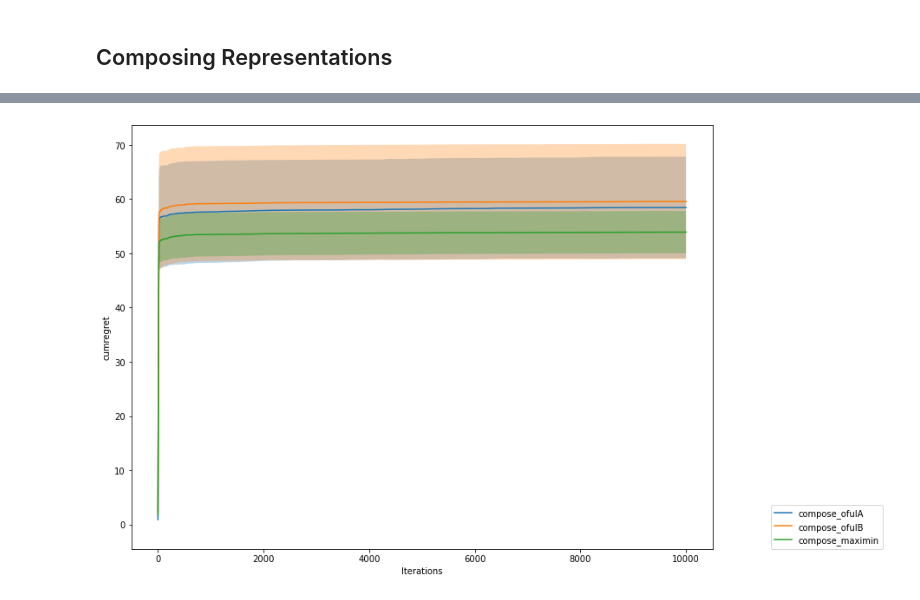
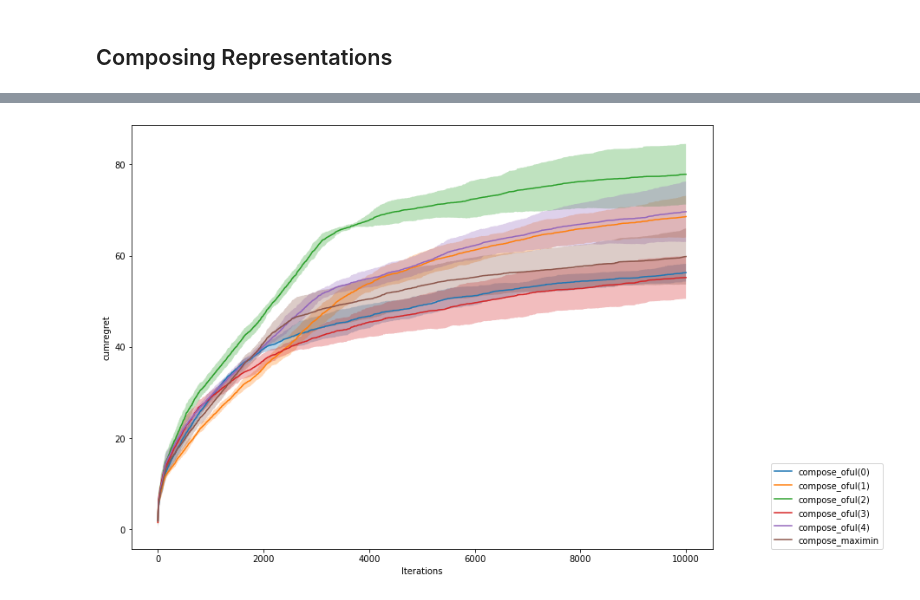
Before and after one commit to T3p/hidden-features, a Jupyter notebook: notebooks/Maximin LinUCB.ipynb, the cells around one changed output, grey strips where cells are left out. Drawn from its saved outputs; the diff is of its cells as text; code cells hidden in the pictures.

```diff
--- a/notebooks/Maximin LinUCB.ipynb
+++ b/notebooks/Maximin LinUCB.ipynb
@@ -172,7 +172,7 @@ problem = FiniteMultiBandit(nc, na, reps)
 # %%
-for i in range(len(reps)):
+for i in range(len(reps)-1):
     problem.select_rep(i)
     for seed in seeds:
         oful(problem, iterations, reg, noise, delta, param_bound, seed=seed, verbose=False,
-             logname='dims_oful%d' % hls_rank(reps[i]))
+             logname='dims_oful(%d)' % reps[i].dim)
 # %%
@@ -318,0 +291,6 @@ hls_rank(rB)
+# %%
+reps = [fuse_columns(r0, [0,1,2,3]),
+        fuse_columns(r0, [1,2,3,4]),
+        fuse_columns(r0, [2,3,4,0]),
+        fuse_columns(r0, [3,4,0,1]),
+        fuse_columns(r0, [4,0,1,2])]
@@ -319,4 +306,4 @@ hls_rank(rB)
 # %%
-problem = FiniteMultiBandit(nc, na, (rA, rB))
+problem = FiniteMultiBandit(nc, na, reps)
 hls_rank_combined(problem)
 # %% [output]
@@ -324,14 +311,12 @@ hls_rank_combined(problem)
 # %%
-problem.select_rep(0)
-for seed in seeds:
-        oful(problem, iterations, reg, noise, delta, param_bound, seed=seed, verbose=False, logname='compose_ofulA')
-
-problem.select_rep(1)
-for seed in seeds:
-        oful(problem, iterations, reg, noise, delta, param_bound, seed=seed, verbose=False, logname='compose_ofulB')
+for i in range(len(reps)):
+    problem.select_rep(i)
+    for seed in seeds:
+            oful(problem, iterations, reg, noise, delta, param_bound, seed=seed, verbose=False,
+                 logname='compose_oful(%i)' % i)
 
 problem.reset()
-delta2 = delta / 2
+delta2 = delta / len(reps)
 for seed in seeds:
     select_oful(problem, iterations, reg, noise, delta2, param_bound,
                 rule='maxlambdamin', uniform=True,
@@ -353,6 +338,6 @@ for seed in seeds:
     maximin_oful(problem, iterations, reg, noise, delta2, param_bound,
                 seed=seed, verbose=False, logname='compose_maximin')
 # %%
-nu.compare('../logs', ['compose_ofulA', 'compose_ofulB', 'compose_maximin'], 'cumregret', seeds)
+nu.compare('../logs', ['compose_oful(%i)' % i for i in range(len(reps))] + ['compose_maximin'], 'cumregret', seeds)
 # %% [output]
-[figure, old version]
+[figure, new version]
```
Also changed, not shown: parts of 33 cells of this notebook, 10 other files.
